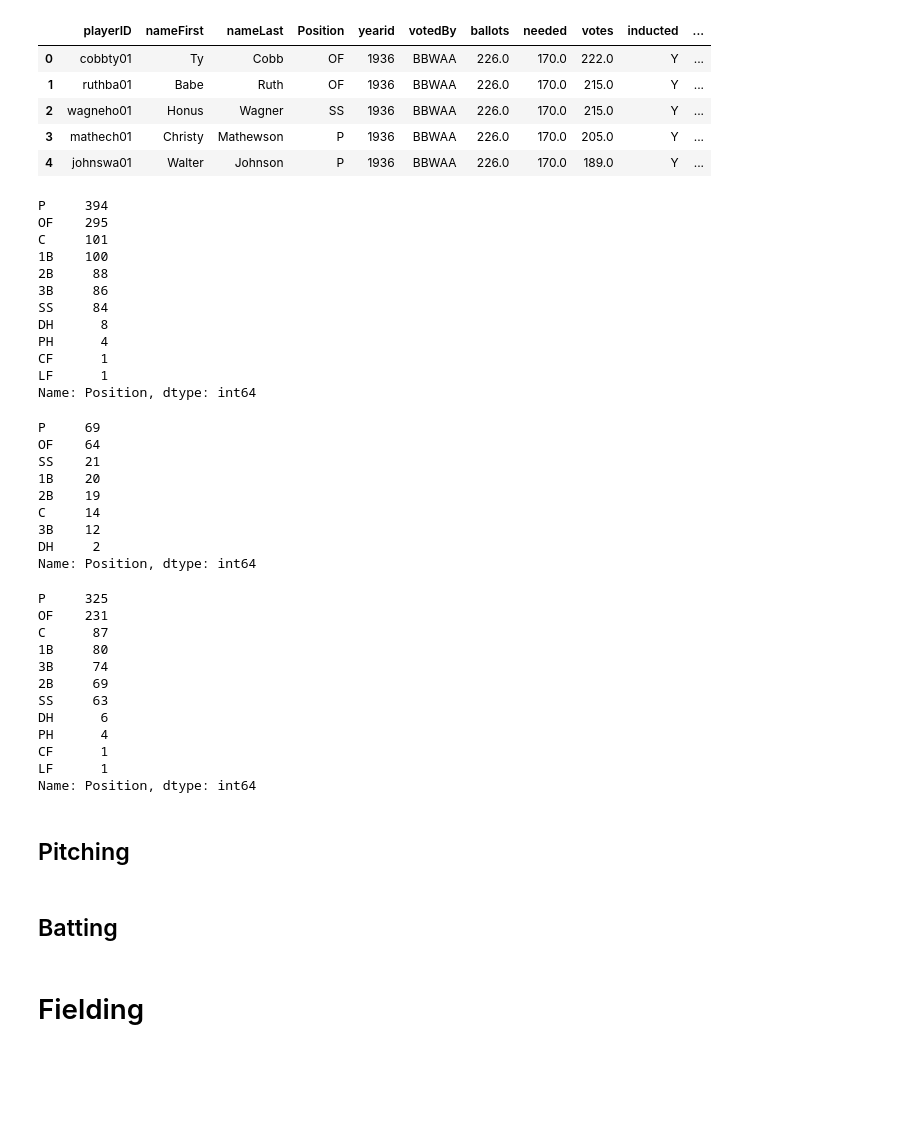
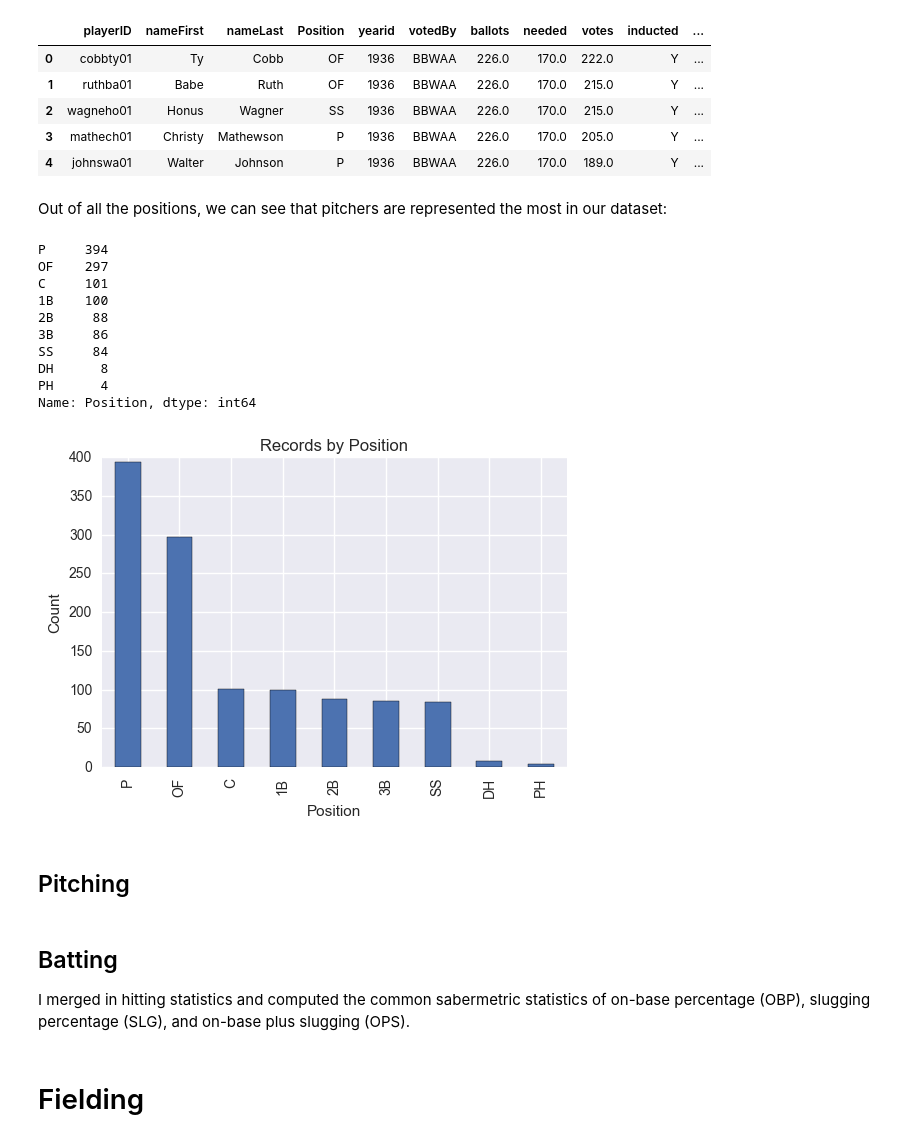
Before and after one commit to hueykwik/baseballhof, a Jupyter notebook: Baseball Hall of Fame Analysis.ipynb, the cells around one changed output. Drawn from its saved outputs; the diff is of its cells as text; code cells hidden in the pictures; blank space fills up the shorter version.

```diff
--- a/Baseball Hall of Fame Analysis.ipynb
+++ b/Baseball Hall of Fame Analysis.ipynb
@@ -136,5 +146,10 @@ Number of games played could approximate longevity.
 # %%
 def cumulative_stats(csv_path, display_head=True, agg_dict=None):
+    """Computes aggregate stats from a CSV.
+
+    Loads a CSV denoted by csv_path, groups by playerID. By default, numeric
+    columns will be summed unless functions are specified in agg_dict.
+    """
     df = pd.read_csv(csv_path)
 
     if display_head == True:
@@ -167,9 +183,12 @@ We also use the appearances data to determine the player's most played position.
 # %%
 nominated_players = pd.merge(nominated_players, appearances_total, on='playerID')
 
+# position_cols = ['G_p','G_c','G_1b','G_2b',
+#                  'G_3b','G_ss','G_lf','G_cf',
+#                  'G_rf','G_of','G_dh','G_ph','G_pr']
+
 position_cols = ['G_p','G_c','G_1b','G_2b',
-                 'G_3b','G_ss','G_lf','G_cf',
-                 'G_rf','G_of','G_dh','G_ph','G_pr']
+                 'G_3b','G_ss','G_of','G_dh','G_ph','G_pr']
 
 def most_played_position(df):
     return df[position_cols].idxmax(axis=1).str.split('_').str[1].str.upper()
@@ -183,11 +202,13 @@ display(nominated_players.head())
 | 2 | wagneho01 | Honus | Wagner | SS | 1936 | BBWAA | 226.0 | 170.0 | 215.0 | Y | ... |
 | 3 | mathech01 | Christy | Mathewson | P | 1936 | BBWAA | 226.0 | 170.0 | 205.0 | Y | ... |
 | 4 | johnswa01 | Walter | Johnson | P | 1936 | BBWAA | 226.0 | 170.0 | 189.0 | Y | ... |
+# %% [markdown]
+Out of all the positions, we can see that pitchers are represented the most in our dataset:
 # %%
 nominated_players.Position.value_counts()
 # %% [output]
 P     394
-OF    295
+OF    297
 C     101
 1B    100
 2B     88
@@ -195,34 +216,14 @@ C     101
 SS     84
 DH      8
 PH      4
-CF      1
-LF      1
 Name: Position, dtype: int64
-# %%
-display(nominated_players.loc[nominated_players.inducted == 'Y', 'Position'].value_counts())
-display(nominated_players.loc[nominated_players.inducted == 'N', 'Position'].value_counts())
-# %% [output]
-P     69
-OF    64
-SS    21
-1B    20
-2B    19
-C     14
-3B    12
-DH     2
-Name: Position, dtype: int64
-P     325
-OF    231
-C      87
-1B     80
-3B     74
-2B     69
-SS     63
-DH      6
-PH      4
-CF      1
-LF      1
-Name: Position, dtype: int64
+# %%
+ax = nominated_players.Position.value_counts().plot.bar()
+ax.set_title("Records by Position")
+ax.set_ylabel("Count")
+ax.set_xlabel("Position");
+# %% [output]
+[figure, added]
 # %% [markdown]
 ## Pitching
 # %%
@@ -232,8 +233,9 @@ pitching_total = cumulative_stats("baseballdatabank-master/core/Pitching.csv",
                                   agg_dict=agg_dict)
 
 nominated_players = pd.merge(nominated_players, pitching_total, on='playerID', how='left')
-# %% [markdown]
-## Batting
+# %% [markdown]
+## Batting
+I merged in hitting statistics and computed the common sabermetric statistics of on-base percentage (OBP), slugging percentage (SLG), and on-base plus slugging (OPS).
 # %%
 def slugging_pct(df):
     return ((df['H'] - df['2B'] - df['3B'] - df['HR']) + 2*df['2B'] + 3*df['3B'] + 4*df['HR']) / df['AB']
```
Also changed, not shown: parts of 42 cells of this notebook.
